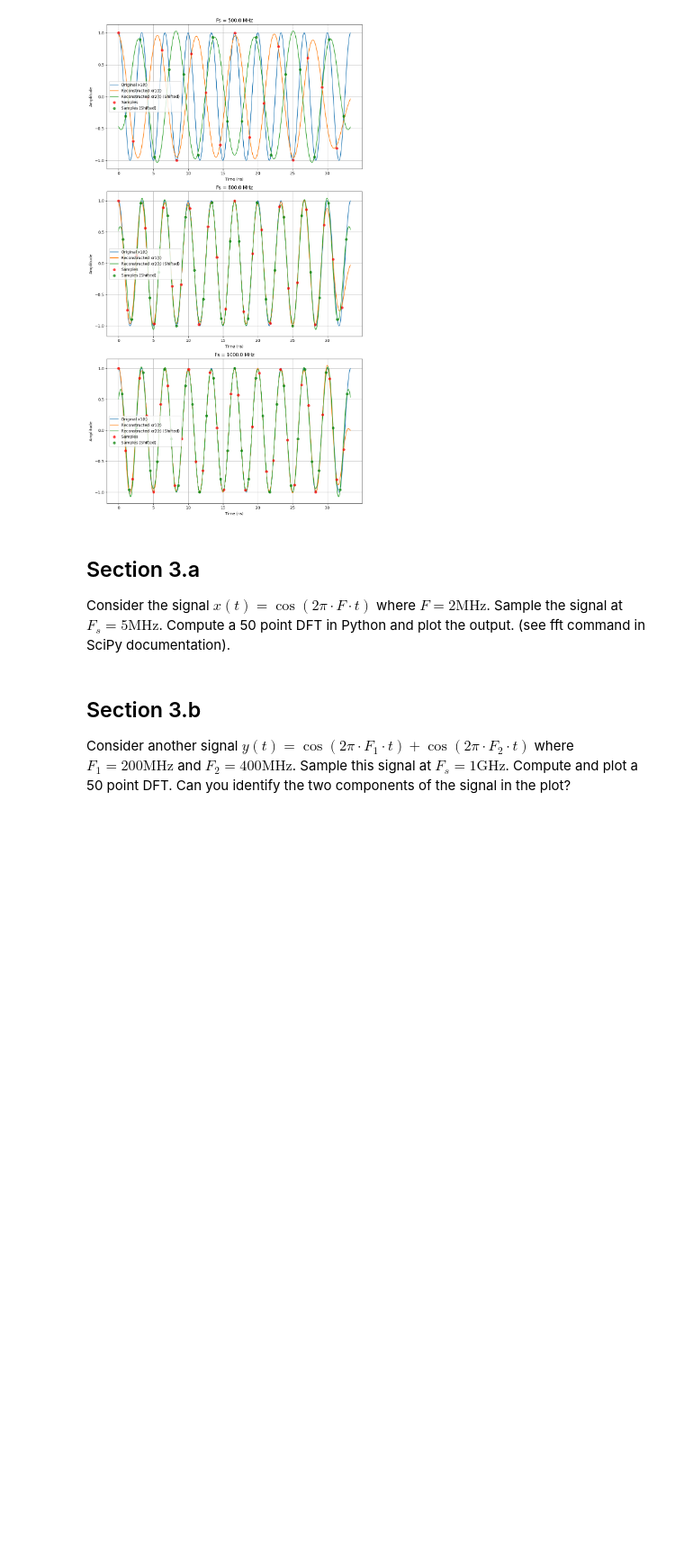
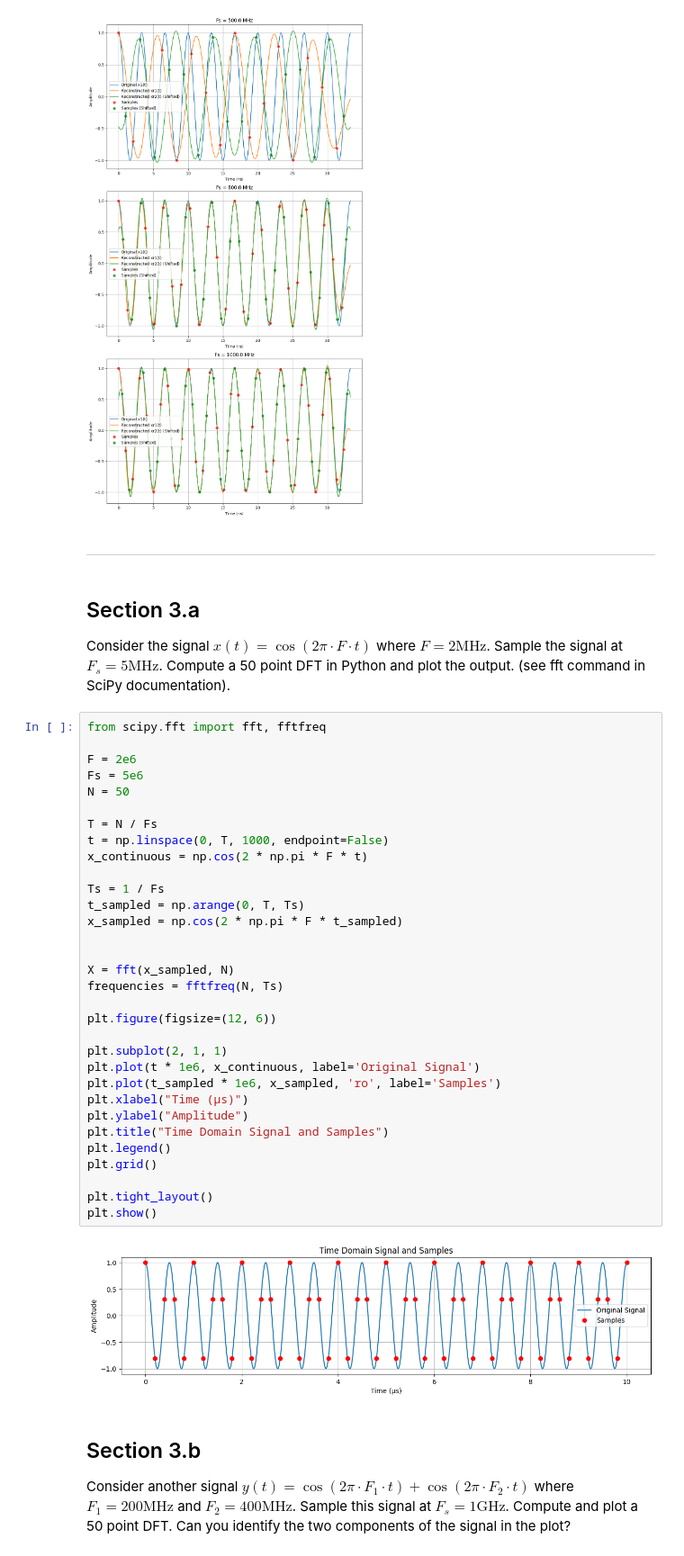
Before and after one commit to Sam-Bieberich/489, a Jupyter notebook: lab1.ipynb, the cells around one changed output. Shown at 90% size. Drawn from its saved outputs; the diff is of its cells as text; blank space fills up the shorter version.

```diff
--- a/lab1.ipynb
+++ b/lab1.ipynb
@@ -463,10 +480,46 @@ MSE for Fs = 500.0 MHz: MSE1 = 0.9312334986093911, MSE2 = 0.9151890672713726
 MSE for Fs = 800.0 MHz: MSE1 = 0.020359029008593165, MSE2 = 0.0075883682668947666
 MSE for Fs = 1000.0 MHz: MSE1 = 0.012827166575828828, MSE2 = 0.004463721750142136
 [figure]
+# %% [markdown]
+-------------------------------
 # %% [markdown]
 ## Section 3.a
 
 Consider the signal $x(t) = \cos(2\pi\cdot F\cdot t)$ where $F = 2\text{MHz}$. Sample the signal at $F_s = 5\text{MHz}$. Compute a 50 point DFT in Python and plot the output. (see fft command in SciPy documentation).
+# %%
+from scipy.fft import fft, fftfreq
+
+F = 2e6
+Fs = 5e6
+N = 50
+
+T = N / Fs
+t = np.linspace(0, T, 1000, endpoint=False)
+x_continuous = np.cos(2 * np.pi * F * t)
+
+Ts = 1 / Fs
+t_sampled = np.arange(0, T, Ts)
+x_sampled = np.cos(2 * np.pi * F * t_sampled)
+
+
+X = fft(x_sampled, N)
+frequencies = fftfreq(N, Ts)
+
+plt.figure(figsize=(12, 6))
+
+plt.subplot(2, 1, 1)
+plt.plot(t * 1e6, x_continuous, label='Original Signal')
+plt.plot(t_sampled * 1e6, x_sampled, 'ro', label='Samples')
+plt.xlabel("Time (µs)")
+plt.ylabel("Amplitude")
+plt.title("Time Domain Signal and Samples")
+plt.legend()
+plt.grid()
+
+plt.tight_layout()
+plt.show()
+# %% [output]
+[figure, added]
 # %% [markdown]
 ## Section 3.b
 
```
Also changed, not shown: parts of 7 cells of this notebook, 1 other file.
